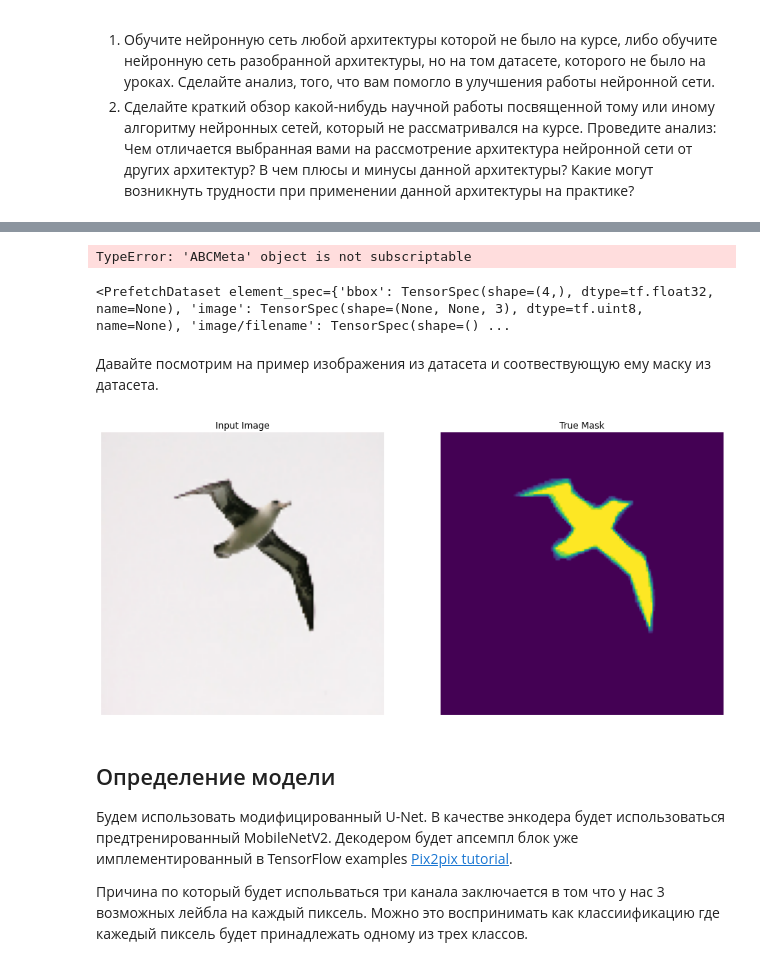
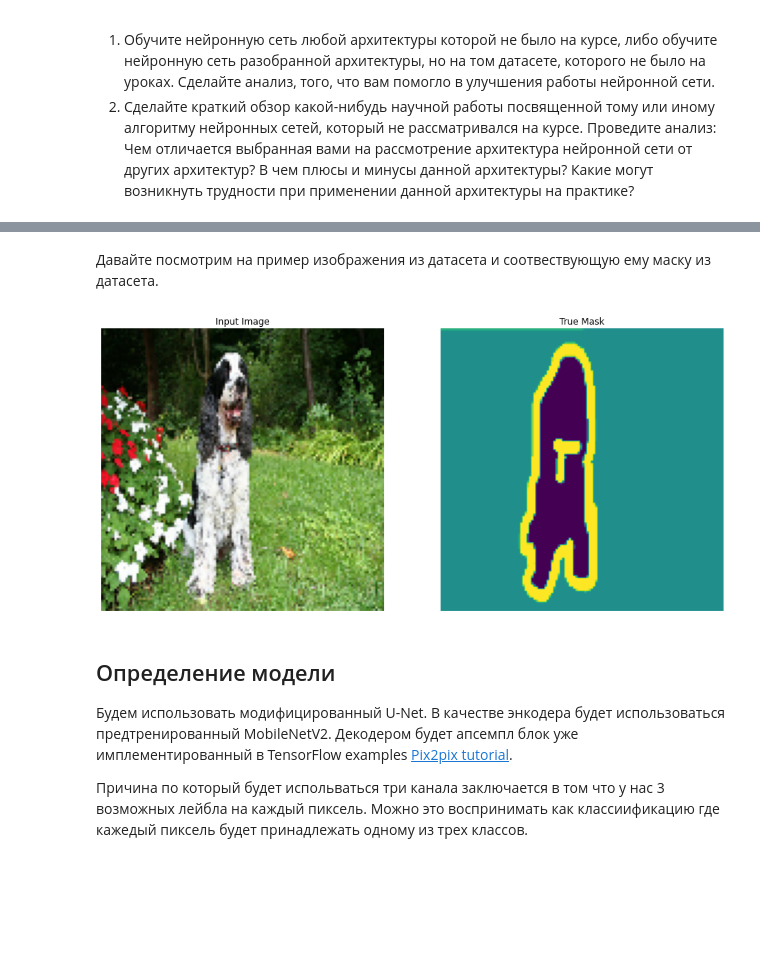
Before and after one commit to aldalinde/Neural_networks, a Jupyter notebook: hw_course.ipynb, the cells around one changed output, grey strips where cells are left out. Cells and saved outputs as stored; diff of their text form; code cells hidden in the pictures; blank space fills up the shorter version.

Commit message:
changed the dataset from bbox segmentation oriented to mask segmentation Oxford IIIT pet

```diff
--- a/hw_course.ipynb
+++ b/hw_course.ipynb
@@ -49,0 +40,2 @@ Dataset flic downloaded and prepared to C:\Users\Армик\tensorflow_datasets\
+# %%
+dataset, info = tfds.load('oxford_iiit_pet:3.*.*', with_info=True)
@@ -49,0 +80,4 @@ Dataset flic downloaded and prepared to C:\Users\Армик\tensorflow_datasets\
+# %%
+#saving separately train and test datasets
+ds_train = dataset['train']
+ds_test = dataset['test']
@@ -50,6 +90,7 @@ Dataset flic downloaded and prepared to C:\Users\Армик\tensorflow_datasets\
 # %%
+# to normalize data we'll divide image values to max value (255) and mask values make from value 0 to 2 instead of 1 to 3
 def normalize(input_image, input_mask):
-    input_image = tf.cast(input_image, tf.float32) / 128.0
+    input_image = tf.cast(input_image, tf.float32) / 255.0
     input_mask -= 1
     return input_image, input_mask
 # %%
@@ -87,6 +122,4 @@ NameError: name 'info' is not defined
 # %%
-train = dataset['train'].map(load_image_train, num_parallel_calls=tf.data.experimental.AUTOTUNE)
-test = dataset['test'].map(load_image_test)
+train = ds_train.map(load_image_train)
+test = ds_test.map(load_image_test)
-# %% [output]
-TypeError: 'ABCMeta' object is not subscriptable
 # %%
@@ -96,7 +129,3 @@ test_dataset = test.batch(BATCH_SIZE)
-# %%
-dataset['train']
-# %% [output]
-<PrefetchDataset element_spec={'bbox': TensorSpec(shape=(4,), dtype=tf.float32, name=None), 'image': TensorSpec(shape=(None, None, 3), dtype=tf.uint8, name=None), 'image/filename': TensorSpec(shape=() ...
 # %% [markdown]
 Давайте посмотрим на пример  изображения из датасета и соотвествующую ему маску из датасета.
 # %%
@@ -112,11 +141,11 @@ def display(display_list):
         plt.axis('off')
     plt.show()
 # %%
-for image, mask in train.take(1):
+for image, mask in train.take(2):
     sample_image, sample_mask = image, mask
 display([sample_image, sample_mask])
 # %% [output]
-[figure, old version]
+[figure, new version]
 # %% [markdown]
 ## Определение модели
 
```
Also changed, not shown: parts of 28 cells of this notebook.
